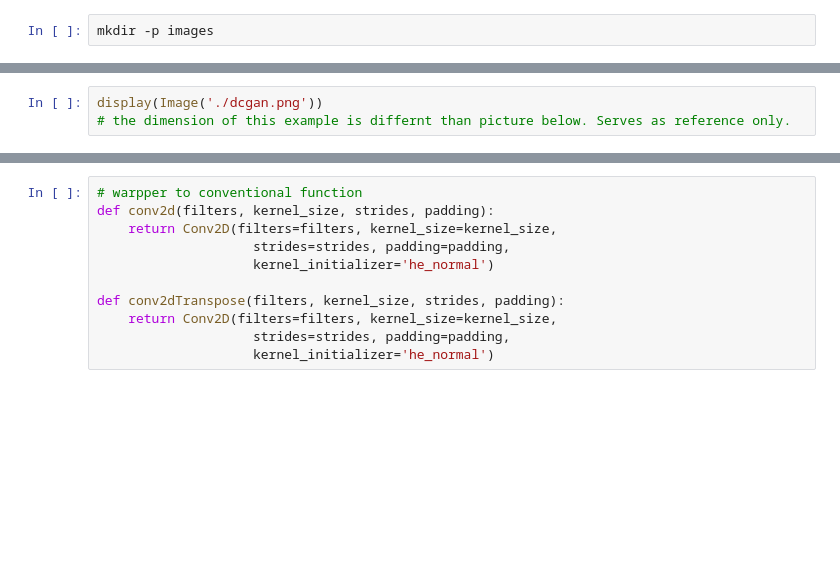
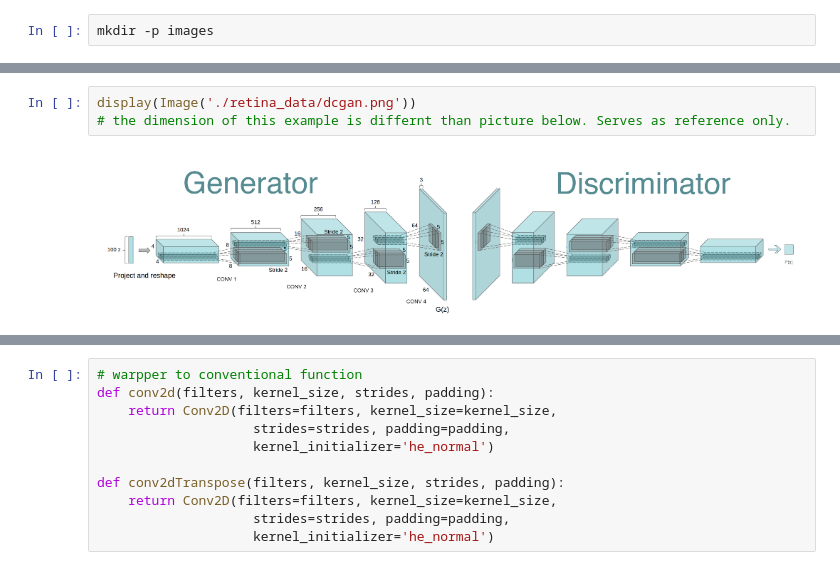
Before and after one commit to xitonchong/summerschool, a Jupyter notebook: Day4_GAN.ipynb, the cells around one changed output, grey strips where cells are left out. Saved outputs shown, nothing was run; the diff lists cells and outputs as text; blank space fills up the shorter version.

```diff
--- a/Day4_GAN.ipynb
+++ b/Day4_GAN.ipynb
@@ -137,5 +194,7 @@ for imageName in real:
 # %%
-display(Image('./dcgan.png'))
+display(Image('./retina_data/dcgan.png'))
 # the dimension of this example is differnt than picture below. Serves as reference only.
+# %% [output]
+[figure, added]
 # %%
 # GAN TRAINING FLOW
```
Also changed, not shown: parts of 26 cells of this notebook.
